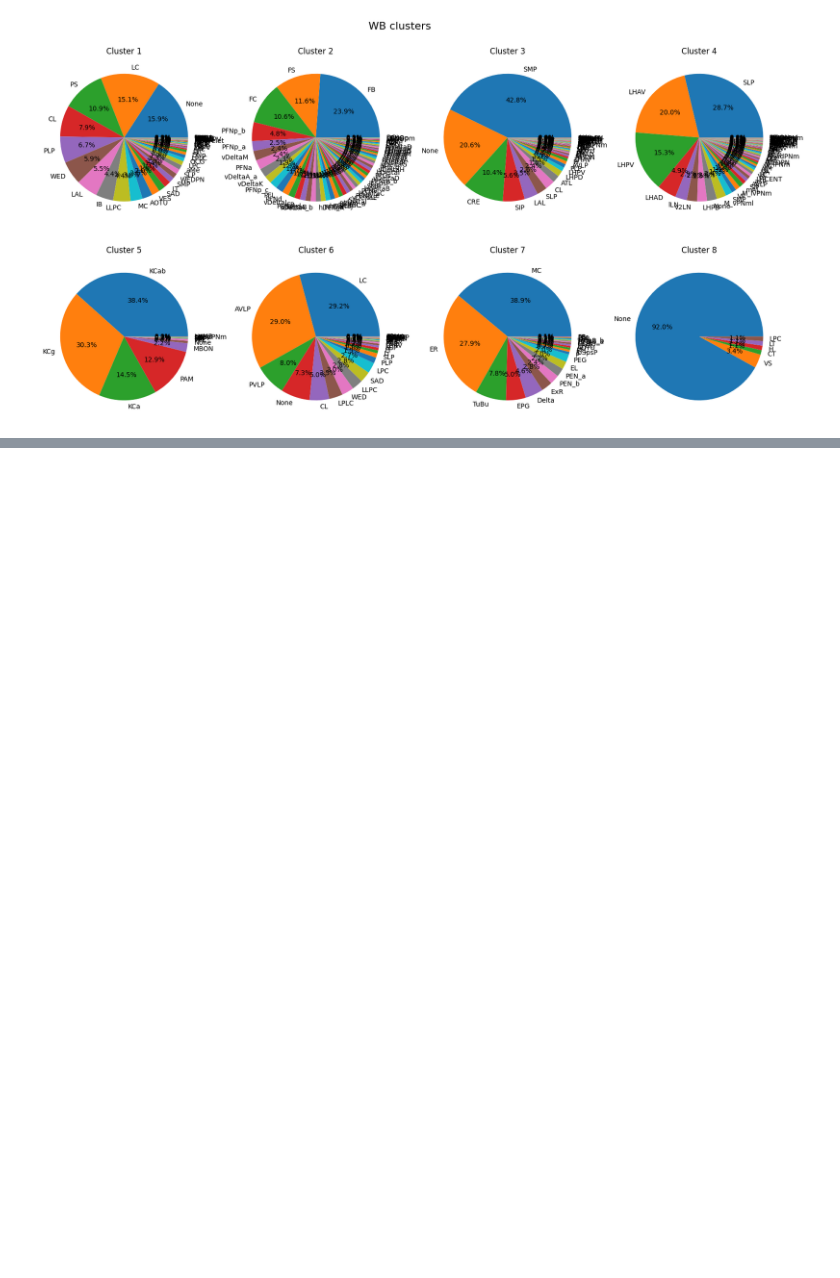
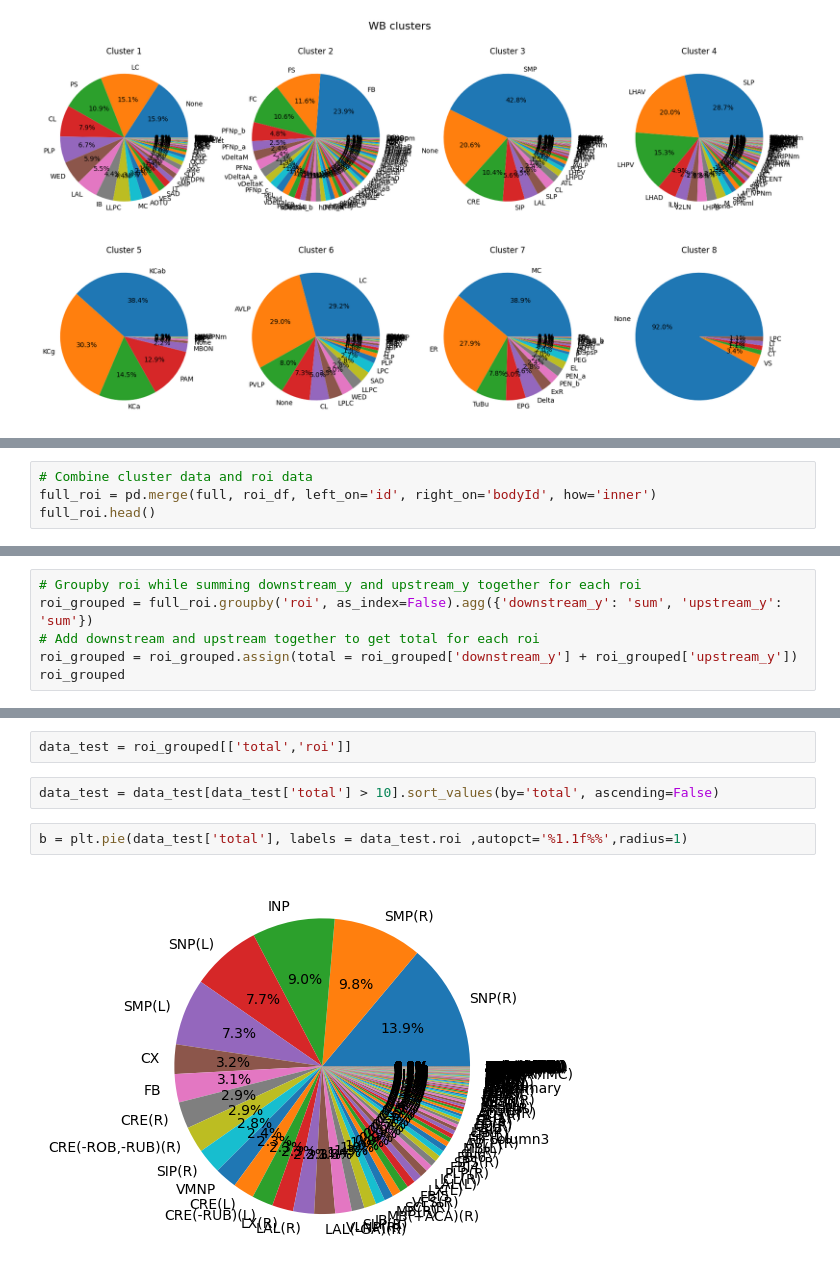
Before and after one commit to RhessaWL/flybrain-clustering, a Jupyter notebook: piechart_ovi.ipynb, the cells around one changed output, grey strips where cells are left out. Saved outputs shown, nothing was run; the diff lists cells and outputs as text; blank space fills up the shorter version.

Commit message:
creating plotting function for neuropil piecharts

```diff
--- a/piechart_ovi.ipynb
+++ b/piechart_ovi.ipynb
@@ -224,0 +334,4 @@ for i in cluster_list:
+# %%
+# Combine cluster data and roi data
+full_roi = pd.merge(full, roi_df, left_on='id', right_on='bodyId', how='inner')
+full_roi.head()
@@ -224,0 +346,6 @@ for i in cluster_list:
+# %%
+# Groupby roi while summing downstream_y and upstream_y together for each roi
+roi_grouped = full_roi.groupby('roi', as_index=False).agg({'downstream_y': 'sum', 'upstream_y': 'sum'})
+# Add downstream and upstream together to get total for each roi
+roi_grouped = roi_grouped.assign(total = roi_grouped['downstream_y'] + roi_grouped['upstream_y'])
+roi_grouped
@@ -224,0 +366,8 @@ for i in cluster_list:
+# %%
+data_test = roi_grouped[['total','roi']]
+# %%
+data_test = data_test[data_test['total'] > 10].sort_values(by='total', ascending=False)
+# %%
+b = plt.pie(data_test['total'], labels = data_test.roi ,autopct='%1.1f%%',radius=1)
+# %% [output]
+[figure, added]
```
Also changed, not shown: parts of 21 cells of this notebook, 1 other file.
